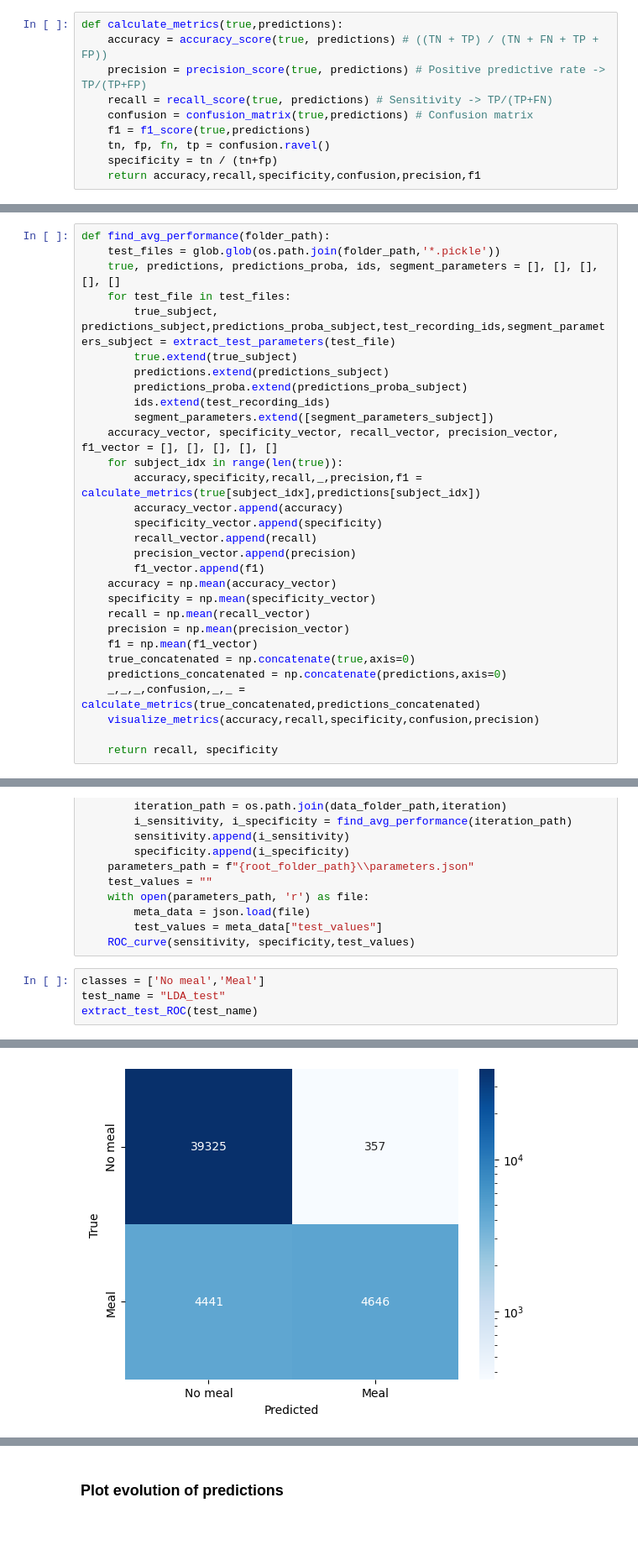
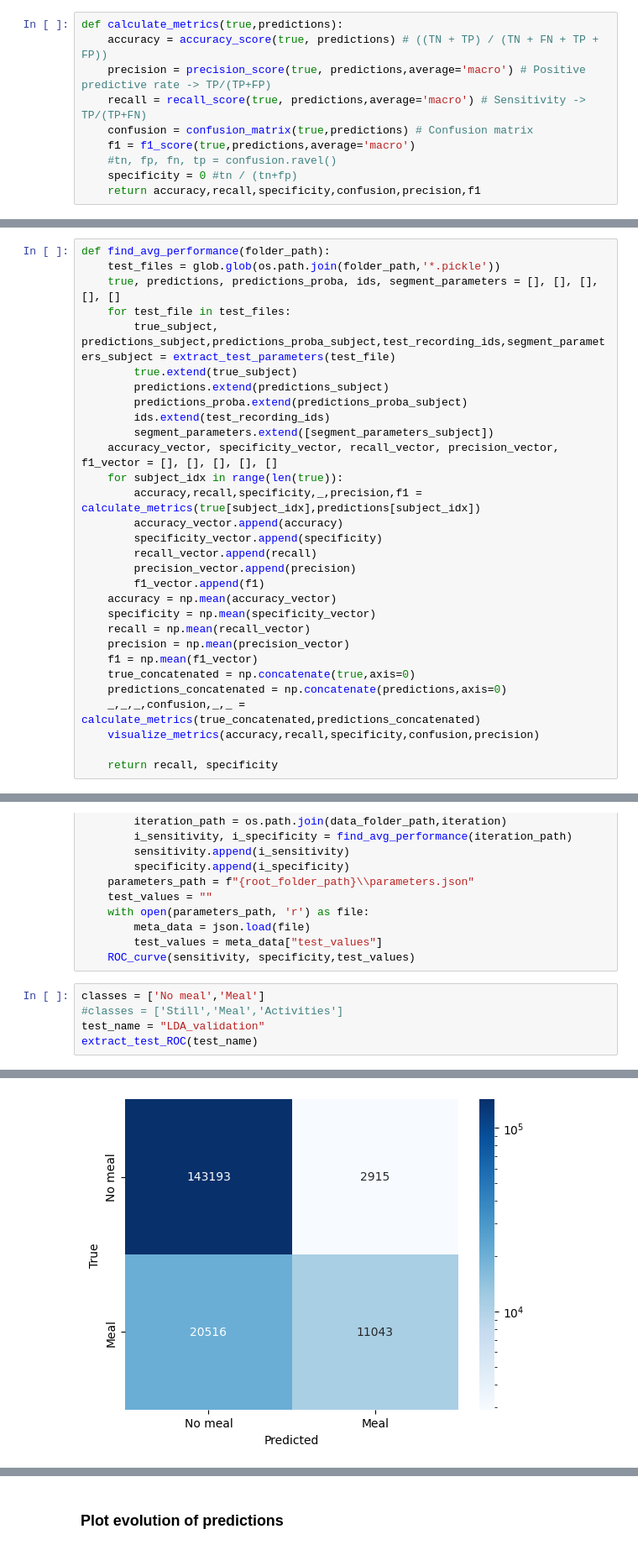
Before and after one commit to Majager/master_ML, a Jupyter notebook: Results/Analyze_results.ipynb, the cells around one changed output, grey strips where cells are left out. Shown at 84% size. Cells and saved outputs as stored; diff of their text form.

```diff
--- a/Results/Analyze_results.ipynb
+++ b/Results/Analyze_results.ipynb
@@ -26,12 +52,12 @@ def extract_test_parameters(test_file):
 # %%
 def calculate_metrics(true,predictions):
     accuracy = accuracy_score(true, predictions) # ((TN + TP) / (TN + FN + TP + FP))
-    precision = precision_score(true, predictions) # Positive predictive rate -> TP/(TP+FP)
-    recall = recall_score(true, predictions) # Sensitivity -> TP/(TP+FN)
+    precision = precision_score(true, predictions,average='macro') # Positive predictive rate -> TP/(TP+FP)
+    recall = recall_score(true, predictions,average='macro') # Sensitivity -> TP/(TP+FN)
     confusion = confusion_matrix(true,predictions) # Confusion matrix
-    f1 = f1_score(true,predictions)
-    tn, fp, fn, tp = confusion.ravel()
-    specificity = tn / (tn+fp)
+    f1 = f1_score(true,predictions,average='macro')
+    #tn, fp, fn, tp = confusion.ravel()
+    specificity = 0 #tn / (tn+fp)
     return accuracy,recall,specificity,confusion,precision,f1
 # %%
 def visualize_metrics(accuracy,recall,specificity,confusion, precision):
@@ -62,7 +88,7 @@ def find_avg_performance(folder_path):
         segment_parameters.extend([segment_parameters_subject])
     accuracy_vector, specificity_vector, recall_vector, precision_vector, f1_vector = [], [], [], [], []
     for subject_idx in range(len(true)):
-        accuracy,specificity,recall,_,precision,f1 = calculate_metrics(true[subject_idx],predictions[subject_idx])
+        accuracy,recall,specificity,_,precision,f1 = calculate_metrics(true[subject_idx],predictions[subject_idx])
         accuracy_vector.append(accuracy)
         specificity_vector.append(specificity)
         recall_vector.append(recall)
@@ -111,6 +137,7 @@ def extract_test_ROC(root_folder_path):
     ROC_curve(sensitivity, specificity,test_values)
 # %%
 classes = ['No meal','Meal']
-test_name = "LDA_test"
+#classes = ['Still','Meal','Activities']
+test_name = "LDA_validation"
 extract_test_ROC(test_name)
 # %% [output]
@@ -121 +148 @@ Specificity:  0.613752707530469
-[figure, old version]
+[figure, new version]
```
Also changed, not shown: parts of 7 cells of this notebook, 14 other files.
